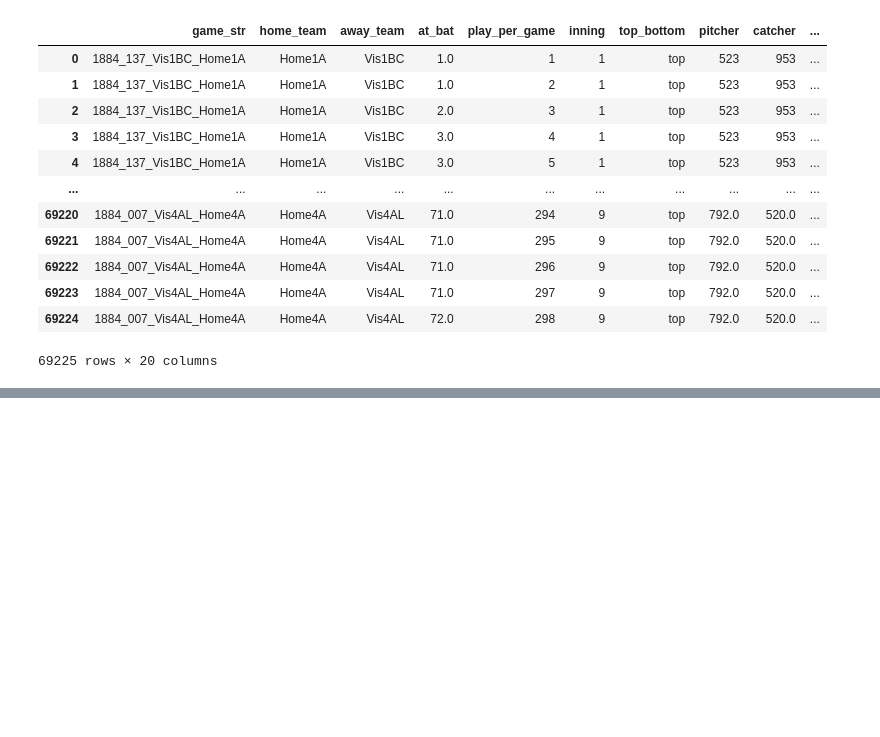
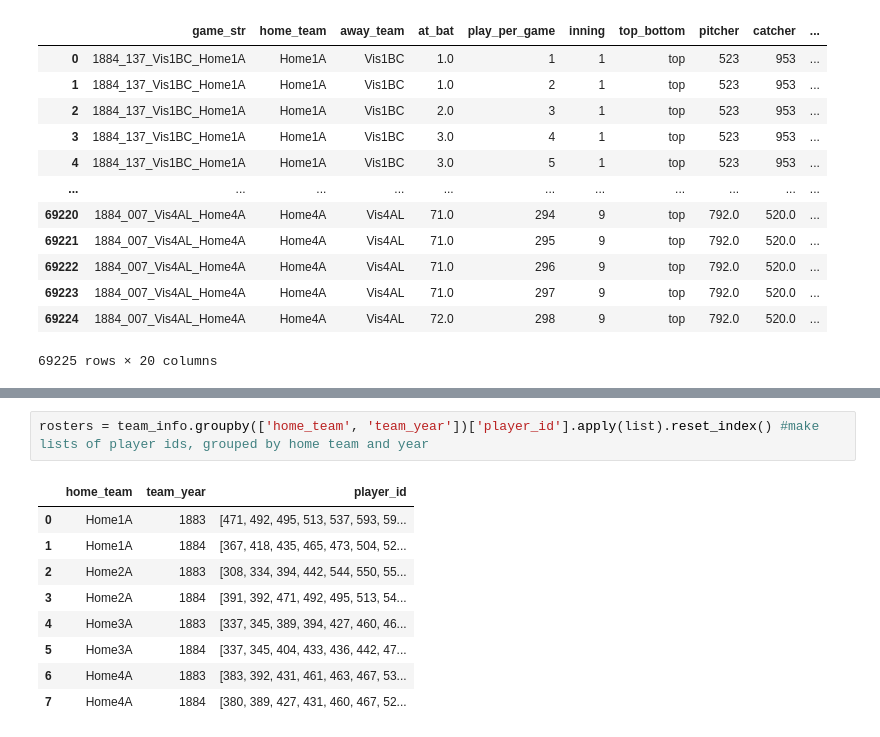
Before and after one commit to victorhauvi/SMT2024, a Jupyter notebook: 2024_SMT_Data_Challenge/SMT.ipynb, the cells around one changed output, grey strips where cells are left out. Saved outputs shown, nothing was run; the diff lists cells and outputs as text; blank space fills up the shorter version.

```diff
--- a/2024_SMT_Data_Challenge/SMT.ipynb
+++ b/2024_SMT_Data_Challenge/SMT.ipynb
@@ -459,0 +468,12 @@ game_info_season1884
+# %%
+rosters = team_info.groupby(['home_team', 'team_year'])['player_id'].apply(list).reset_index() #make lists of player ids, grouped by home team and year
+# %% [output]
+|  | home_team | team_year | player_id |
+| 0 | Home1A | 1883 | [471, 492, 495, 513, 537, 593, 59... |
+| 1 | Home1A | 1884 | [367, 418, 435, 465, 473, 504, 52... |
+| 2 | Home2A | 1883 | [308, 334, 394, 442, 544, 550, 55... |
+| 3 | Home2A | 1884 | [391, 392, 471, 492, 495, 513, 54... |
+| 4 | Home3A | 1883 | [337, 345, 389, 394, 427, 460, 46... |
+| 5 | Home3A | 1884 | [337, 345, 404, 433, 436, 442, 47... |
+| 6 | Home4A | 1883 | [383, 392, 431, 461, 463, 467, 53... |
+| 7 | Home4A | 1884 | [380, 389, 427, 431, 460, 467, 52... |
```
Also changed, not shown: parts of 8 cells of this notebook, 21 other files.
